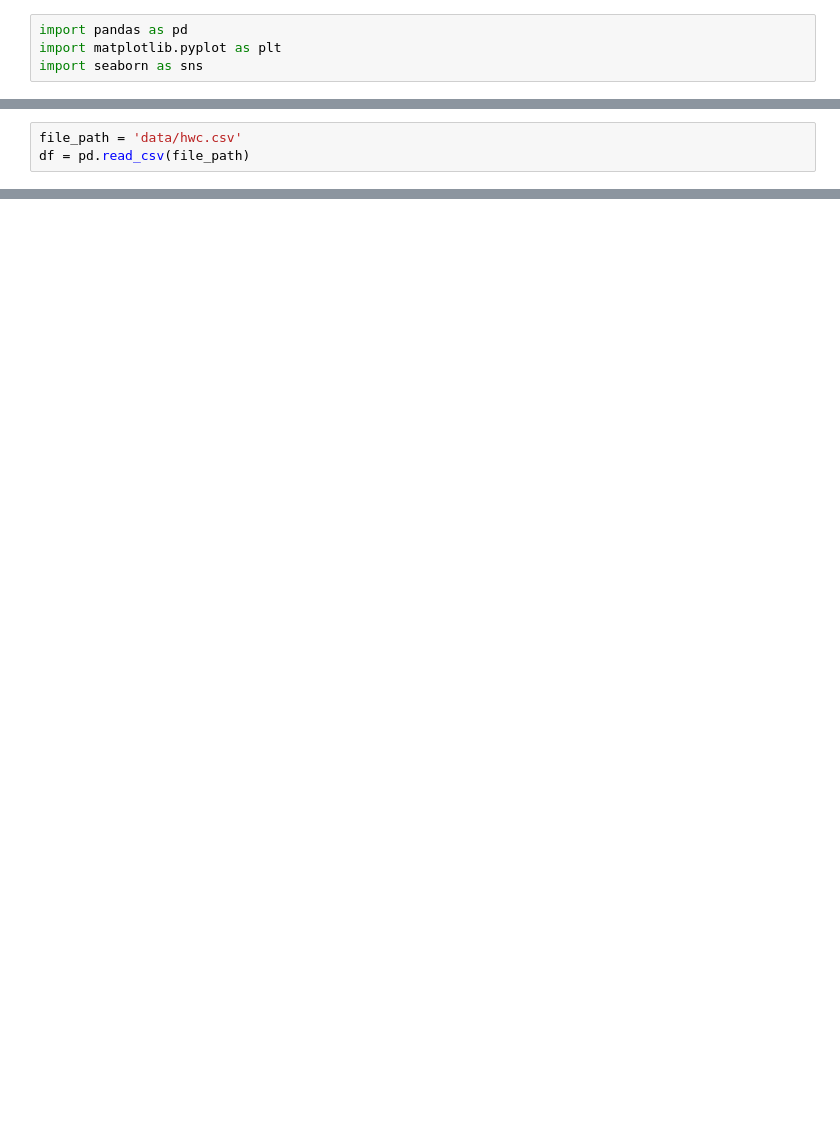
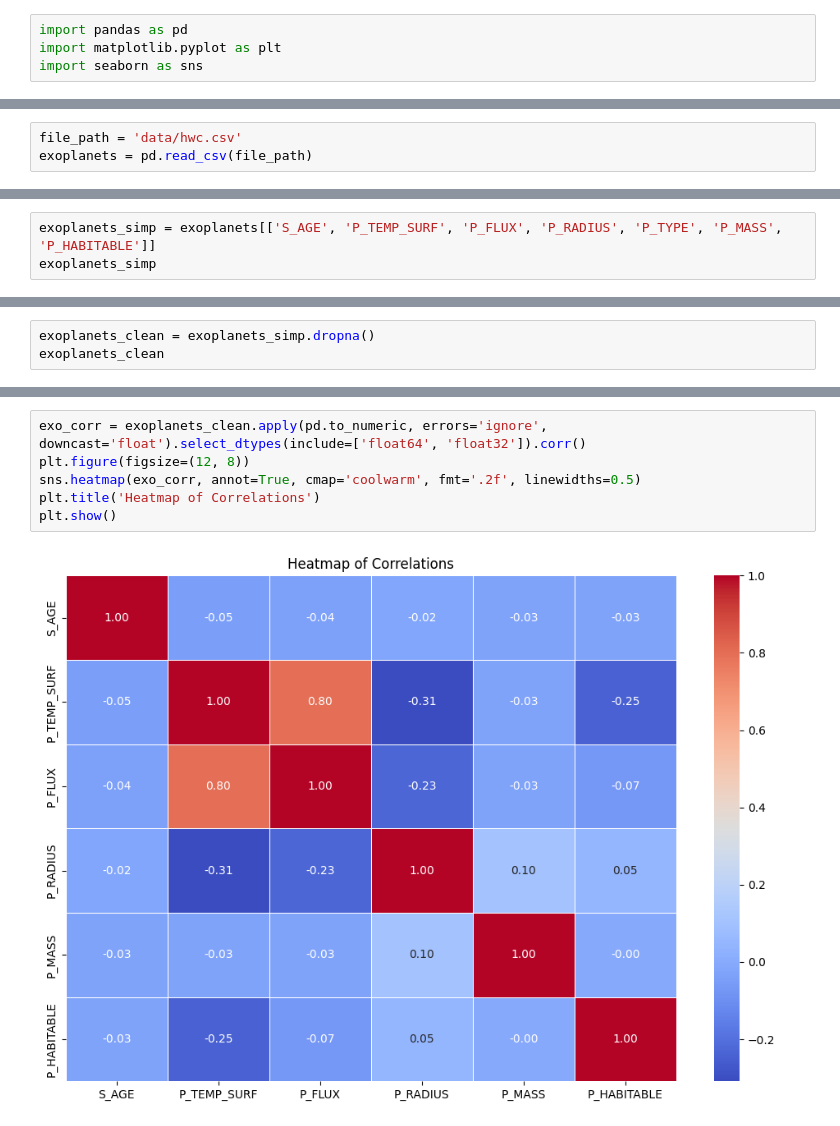
Before and after one commit to Atakamoto/Exoplanet-Habitability-Evaluator, a Jupyter notebook: ExoplanetHabitabilityEvaluator.ipynb, the cells around one changed output, grey strips where cells are left out. Saved outputs shown, nothing was run; the diff lists cells and outputs as text; blank space fills up the shorter version.

Commit message:
finished data cleaning

```diff
--- a/ExoplanetHabitabilityEvaluator.ipynb
+++ b/ExoplanetHabitabilityEvaluator.ipynb
@@ -7,4 +7,4 @@ import seaborn as sns
 Dataset from Planetary Habitability Laboratory (University of Puerto Rico)
 # %%
 file_path = 'data/hwc.csv'
-df = pd.read_csv(file_path)
+exoplanets = pd.read_csv(file_path)
@@ -47,0 +52,3 @@ TypeError: 'method' object is not subscriptable
+# %%
+exoplanets_simp = exoplanets[['S_AGE', 'P_TEMP_SURF', 'P_FLUX', 'P_RADIUS', 'P_TYPE', 'P_MASS', 'P_HABITABLE']]
+exoplanets_simp
@@ -47,0 +80,3 @@ TypeError: 'method' object is not subscriptable
+# %%
+exoplanets_clean = exoplanets_simp.dropna()
+exoplanets_clean
@@ -47,0 +149,8 @@ TypeError: 'method' object is not subscriptable
+# %%
+exo_corr = exoplanets_clean.apply(pd.to_numeric, errors='ignore', downcast='float').select_dtypes(include=['float64', 'float32']).corr()
+plt.figure(figsize=(12, 8))
+sns.heatmap(exo_corr, annot=True, cmap='coolwarm', fmt='.2f', linewidths=0.5)
+plt.title('Heatmap of Correlations')
+plt.show()
+# %% [output]
+[figure, added]
```
Also changed, not shown: parts of 20 cells of this notebook.
